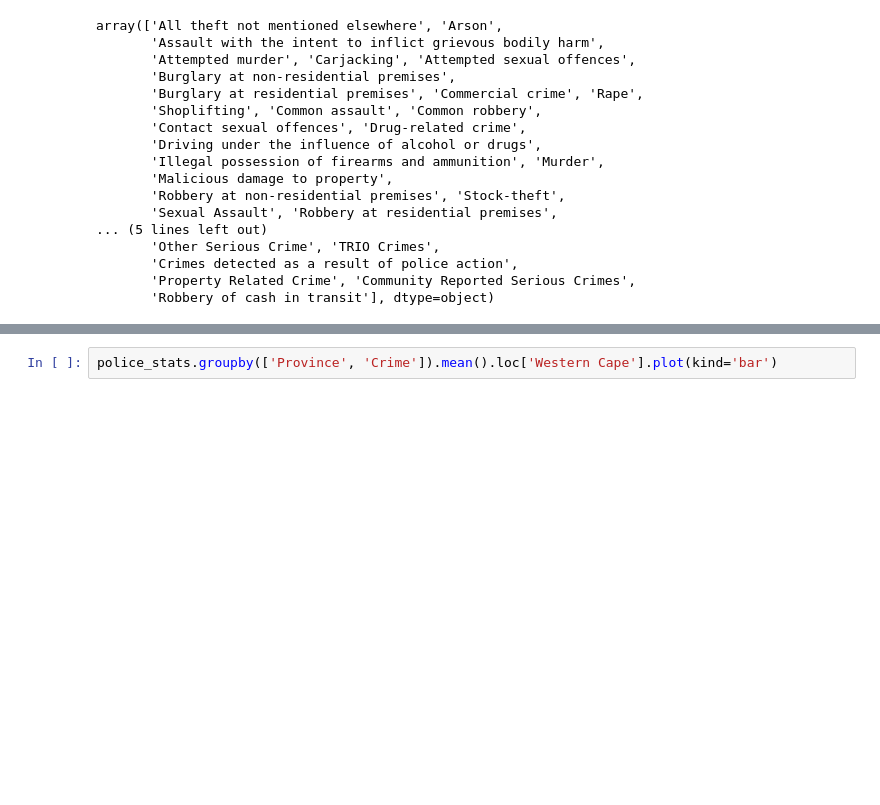
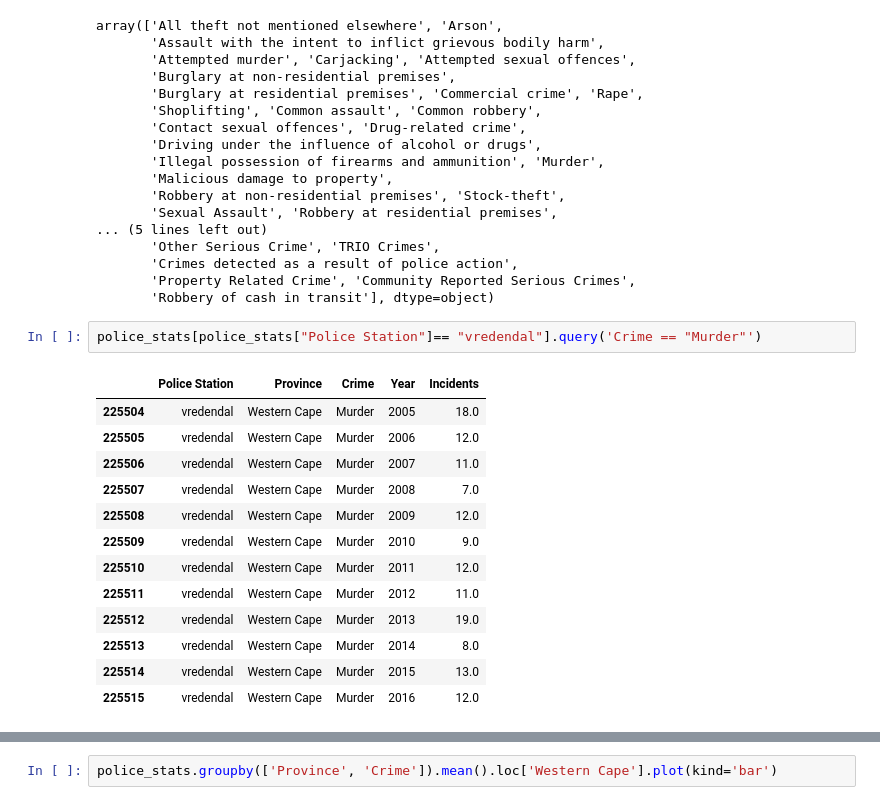
Before and after one commit to drdangersimon/data_challenges, a Jupyter notebook: eighty_20/ELT_notebook.ipynb, the cells around one changed output, grey strips where cells are left out. Cells and saved outputs as stored; diff of their text form; blank space fills up the shorter version.

```diff
--- a/eighty_20/ELT_notebook.ipynb
+++ b/eighty_20/ELT_notebook.ipynb
@@ -53,6 +53,22 @@ array(['All theft not mentioned elsewhere', 'Arson',
        'Crimes detected as a result of police action',
        'Property Related Crime', 'Community Reported Serious Crimes',
        'Robbery of cash in transit'], dtype=object)
+# %%
+police_stats[police_stats["Police Station"]== "vredendal"].query('Crime == "Murder"')
+# %% [output]
+|  | Police Station | Province | Crime | Year | Incidents |
+| 225504 | vredendal | Western Cape | Murder | 2005 | 18.0 |
+| 225505 | vredendal | Western Cape | Murder | 2006 | 12.0 |
+| 225506 | vredendal | Western Cape | Murder | 2007 | 11.0 |
+| 225507 | vredendal | Western Cape | Murder | 2008 | 7.0 |
+| 225508 | vredendal | Western Cape | Murder | 2009 | 12.0 |
+| 225509 | vredendal | Western Cape | Murder | 2010 | 9.0 |
+| 225510 | vredendal | Western Cape | Murder | 2011 | 12.0 |
+| 225511 | vredendal | Western Cape | Murder | 2012 | 11.0 |
+| 225512 | vredendal | Western Cape | Murder | 2013 | 19.0 |
+| 225513 | vredendal | Western Cape | Murder | 2014 | 8.0 |
+| 225514 | vredendal | Western Cape | Murder | 2015 | 13.0 |
+| 225515 | vredendal | Western Cape | Murder | 2016 | 12.0 |
 # %%
 police_stats.groupby('Province').mean().plot(kind='bar')
 # %% [output]
```
Also changed, not shown: parts of 3 cells of this notebook, 2 other files.
